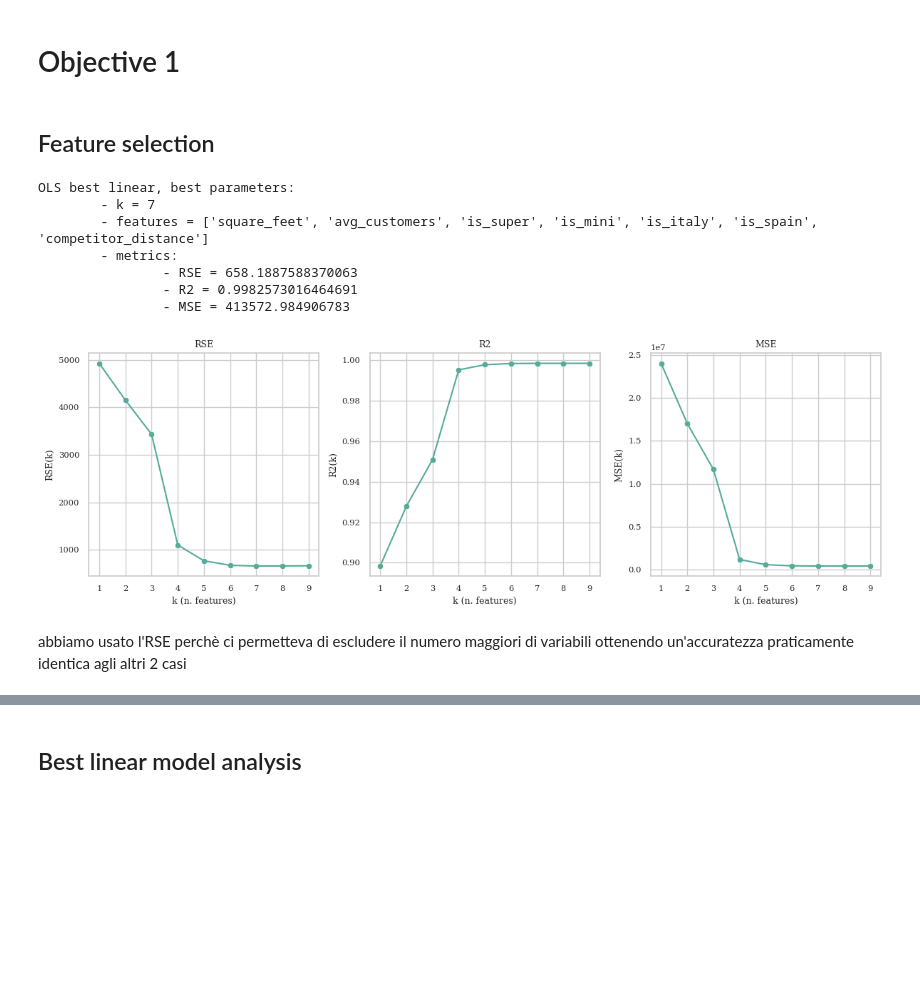
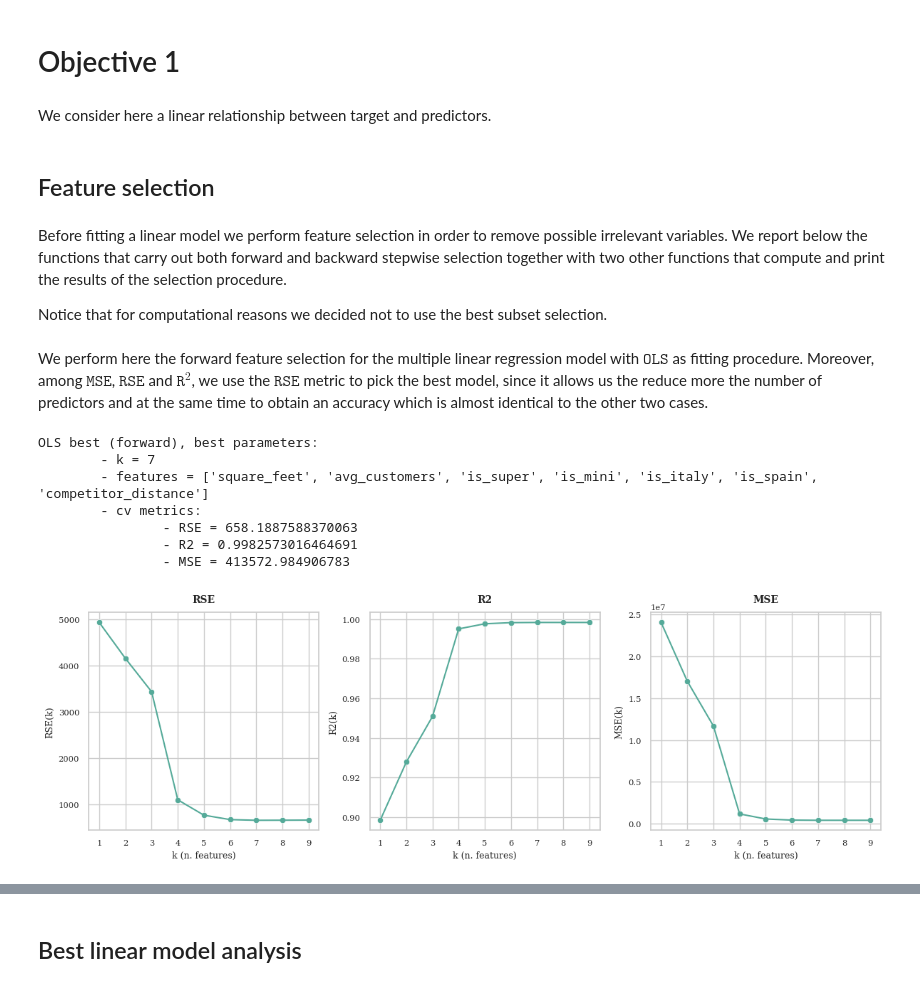
Before and after one commit to caporali/statistical_machine_learning_project, a Jupyter notebook: project_sml.ipynb, the cells around one changed output, grey strips where cells are left out. Drawn from its saved outputs; the diff is of its cells as text; code cells hidden in the pictures; blank space fills up the shorter version.

```diff
--- a/project_sml.ipynb
+++ b/project_sml.ipynb
@@ -709,7 +710,7 @@ index = 0
 ax = ax.flatten()
 for col_name in merged_df.columns.difference(["sales_amount"]):
 	current_plot = sns.scatterplot(y = merged_df["sales_amount"], x = merged_df[col_name], ax = ax[index])
-	ax[index].set_title(col_name + " vs. sales_amount", weight = "bold", y = 1.01).set_fontsize("10")
+	ax[index].set_title(col_name + " vs. sales_amount", weight = "bold", y = 1.02).set_fontsize("10")
 	index = index + 1
 fig.suptitle("Scatterplots", weight = "bold",  y = 1).set_fontsize("12")
 plt.tight_layout()
@@ -725,6 +726,6 @@ Let us finally display the correlation matrix.
 # %%
 # correlation matrix
 ax = sns.heatmap(merged_df.corr(), annot = True, cmap = "PiYG", fmt = ".2f", square = True)
-ax.set_title("Correlation matrix", weight = "bold", y = 1.05).set_fontsize("12")
+ax.set_title("Correlation matrix", weight = "bold", y = 1.02).set_fontsize("10")
 ax.tick_params(left = False, bottom = False)
 # %% [output]
@@ -734,8 +735,14 @@ The correlation between the target and the variables `square_feet` and `avg_cost
 Furthermore, we can observe that the variable `is_mini` is strongly correlated not only to `sales_amount` but also to `is_super`, `square_feet` and `avg_costumers`. So we expect also `is_mini` to be relevant in the target explaination.
 # %% [markdown]
 # Objective 1
+# %% [markdown]
+We consider here a linear relationship between target and predictors.
 # %% [markdown]
 ## Feature selection
+# %% [markdown]
+Before fitting a linear model we perform feature selection in order to remove possible irrelevant variables. We report below the functions that carry out both forward and backward stepwise selection together with two other functions that compute and print the results of the selection procedure.
+
+Notice that for computational reasons we decided not to use the best subset selection.
 # %%
 def calculate_metrics(y_test, y_pred, p):
 	# description:
@@ -984,3 +1024,5 @@ def plot_metrics(metrics, name_variables = "features"):
 		index = index + 1
 	plt.tight_layout()
 	plt.show()
+# %% [markdown]
+We perform here the forward feature selection for the multiple linear regression model with $\texttt{OLS}$ as fitting procedure. Moreover, among $\texttt{MSE}$, $\texttt{RSE}$ and $\texttt{R}^2$, we use the $\texttt{RSE}$ metric to pick the best model, since it allows us the reduce more the number of predictors and at the same time to obtain an accuracy which is almost identical to the other two cases.
@@ -987,30 +1033,26 @@ def plot_metrics(metrics, name_variables = "features"):
 # %%
-# model
-model_name = "OLS best linear"
+# model under analysis
+model_name = "OLS best (forward)"
 
-# load the dataset
-X = merged_df.loc[:, merged_df.columns != "sales_amount"]
-y = merged_df["sales_amount"]
-
-# calculate and display the results
+# criteria = method to compare the performance of groups of features
+# training_method = algorithm to perform the linear regression
 criteria = "RSE"
 training_method = "OLS"
-all_best_features, all_best_metrics = forward_selection_v2(training_method, X, y, criteria)
-best_features, best_metrics = report_best_parameters(all_best_features, all_best_metrics, criteria, model_name)
-ols_best_linear_metrics = best_metrics
-plot_metrics(all_best_metrics)
+
+# compute and display the results
+list_best_features, list_best_metrics = forward_selection_v2(training_method, X, y, criteria)
+best_features, best_metrics = report_best_parameters(list_best_features, list_best_metrics, criteria, model_name, verbose = True)
+plot_metrics(list_best_metrics)
 
 # store cv errors
 cv_errors = pd.DataFrame([best_metrics])
 cv_errors = cv_errors.rename(index = {0: model_name})
 # %% [output]
-OLS best linear, best parameters:
+OLS best (forward), best parameters:
         - k = 7
         - features = ['square_feet', 'avg_customers', 'is_super', 'is_mini', 'is_italy', 'is_spain', 'competitor_distance']
-        - metrics:
+        - cv metrics:
                 - RSE = 658.1887588370063
                 - R2 = 0.9982573016464691
                 - MSE = 413572.984906783
-[figure, old version]
+[figure, new version]
-# %% [markdown]
-abbiamo usato l'RSE perchè ci permetteva di escludere il numero maggiori di variabili ottenendo un'accuratezza praticamente identica agli altri 2 casi
```
Also changed, not shown: parts of 87 cells of this notebook, 1 other file.
